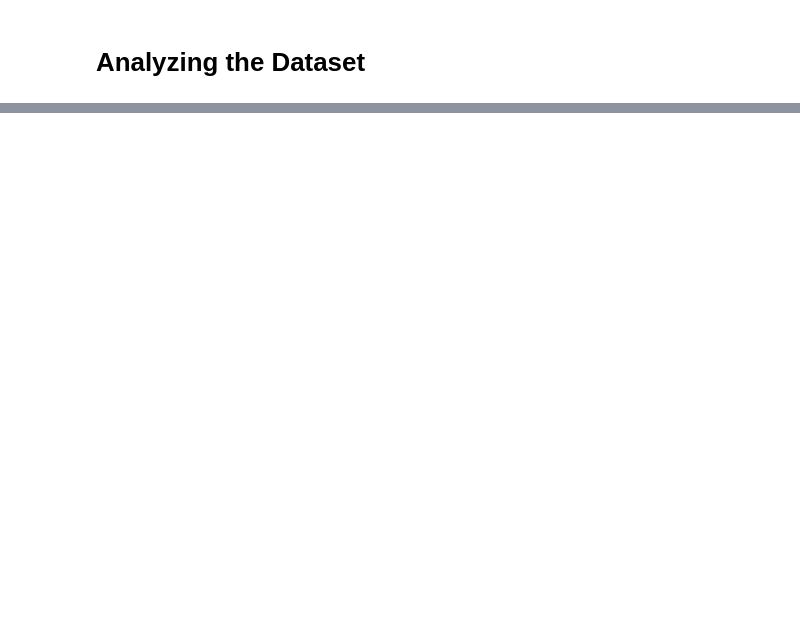
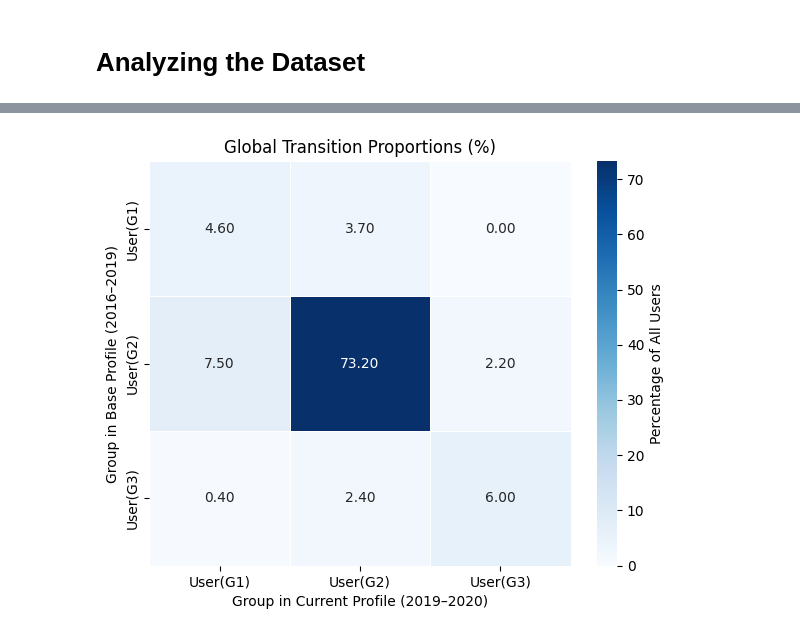
Before and after one commit to yeganegi-reza/Calibration, a Jupyter notebook: EDA/fm_2b.ipynb, the cells around one changed output, grey strips where cells are left out. Saved outputs shown, nothing was run; the diff lists cells and outputs as text; code cells hidden in the pictures; blank space fills up the shorter version.

```diff
--- a/EDA/fm_2b.ipynb
+++ b/EDA/fm_2b.ipynb
@@ -415,0 +666,43 @@ plt.show()
+# %%
+group_labels = [f"User(G{i+1})" for i in range(n_groups)]
+
+# ----------------------------------------------------------
+# 1. Hard assign each user to its main group
+# ----------------------------------------------------------
+user_before = np.argmax(p_c_ordered, axis=1)
+user_after  = np.argmax(q_c_ordered, axis=1)
+
+# ----------------------------------------------------------
+# 2. Build raw transition counts
+# ----------------------------------------------------------
+transition_matrix = np.zeros((n_groups, n_groups), dtype=int)
+for i in range(n_groups):
+    for j in range(n_groups):
+        transition_matrix[i, j] = np.sum((user_before == i) & (user_after == j))
+
+# ----------------------------------------------------------
+# 3. Normalize by total number of users (global proportions)
+# ----------------------------------------------------------
+transition_matrix_percent = transition_matrix / transition_matrix.sum()
+
+# ----------------------------------------------------------
+# 4. Plot heatmap
+# ----------------------------------------------------------
+df_transition = pd.DataFrame(
+    transition_matrix_percent,
+    index=group_labels,
+    columns=group_labels
+)
+
+plt.figure(figsize=(6, 5))
+sns.heatmap(
+    df_transition * 100, annot=True, fmt=".2f", cmap="Blues",
+    linewidths=0.5, cbar_kws={"label": "Percentage of All Users"}
+)
+plt.ylabel("Group in Base Profile (2016–2019)")
+plt.xlabel("Group in Current Profile (2019–2020)")
+plt.title("Global Transition Proportions (%)")
+plt.tight_layout()
+plt.show()
+# %% [output]
+[figure, added]
```
Also changed, not shown: parts of 72 cells of this notebook, 1 other file.
